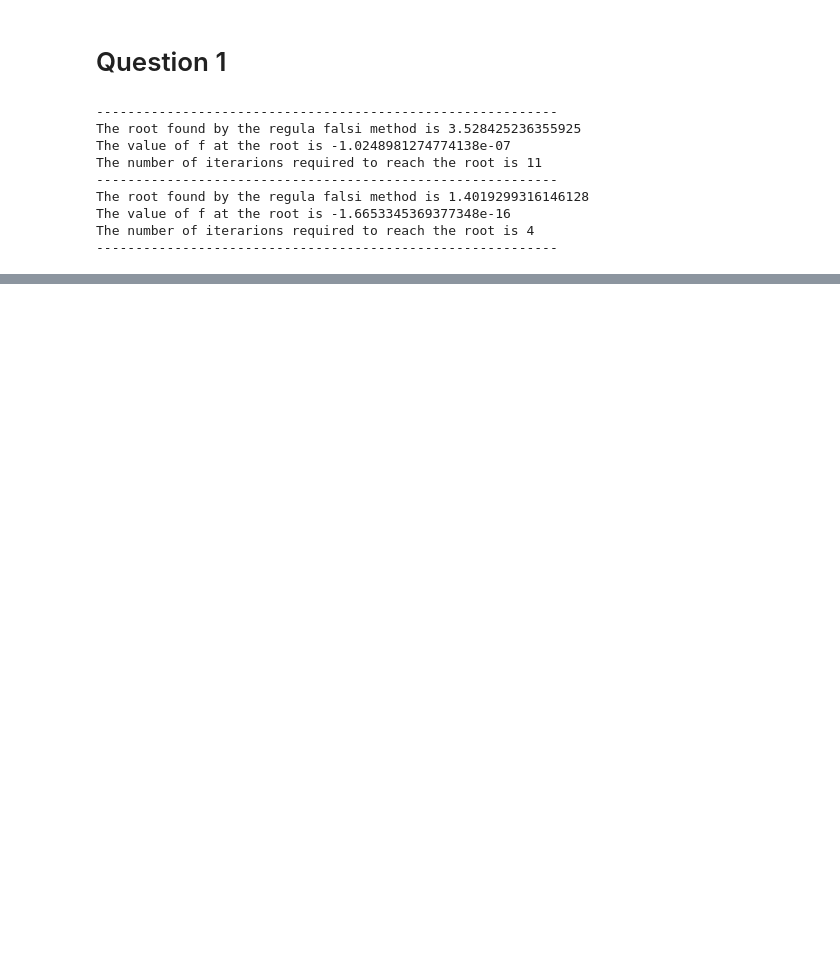
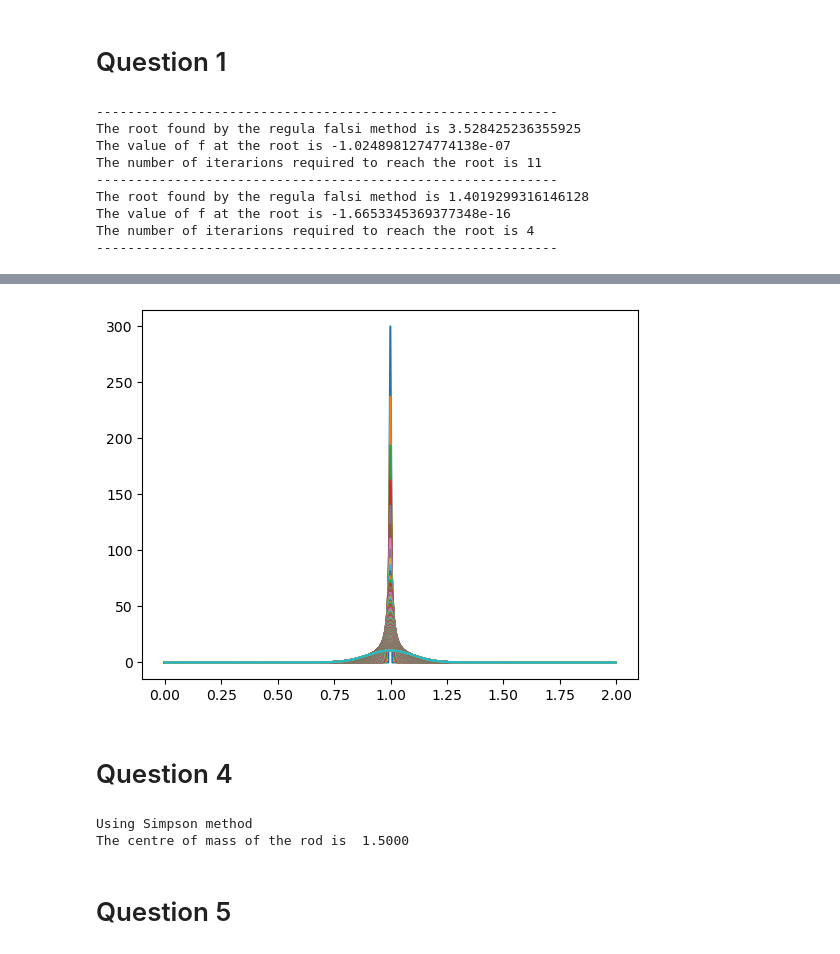
Before and after one commit to dc250601/P452, a Jupyter notebook: MidSem/Untitled.ipynb, the cells around one changed output, grey strips where cells are left out. Saved outputs shown, nothing was run; the diff lists cells and outputs as text; code cells hidden in the pictures; blank space fills up the shorter version.

```diff
--- a/MidSem/Untitled.ipynb
+++ b/MidSem/Untitled.ipynb
@@ -54,0 +87,26 @@ The number of iterarions required to reach the root is 4
+# %%
+for i in range(500):
+    plt.plot(X,V_grid[:,i])
+# %% [output]
+[figure, added]
+# %% [markdown]
+# Question 4
+# %%
+# If we have a beam of mass density lambda, and length of 2m
+# Using Simpson method to do the computations
+def mass_density(x):
+    return x**2
+def integrand2(x):
+    return mass_density(x)*x
+Lower_bound = 0
+Upper_bound = 2
+
+print("Using Simpson method")
+m = lib.integrate(mass_density, 10, Lower_bound,Upper_bound, mode = "simpson")
+x_cm = lib.integrate(integrand2, 10, Lower_bound,Upper_bound, mode = "simpson")/m
+print("The centre of mass of the rod is ","{:.4f}".format(x_cm))
+# %% [output]
+Using Simpson method
+The centre of mass of the rod is  1.5000
+# %% [markdown]
+# Question 5
```
Also changed, not shown: parts of 10 cells of this notebook, 1 other file.
